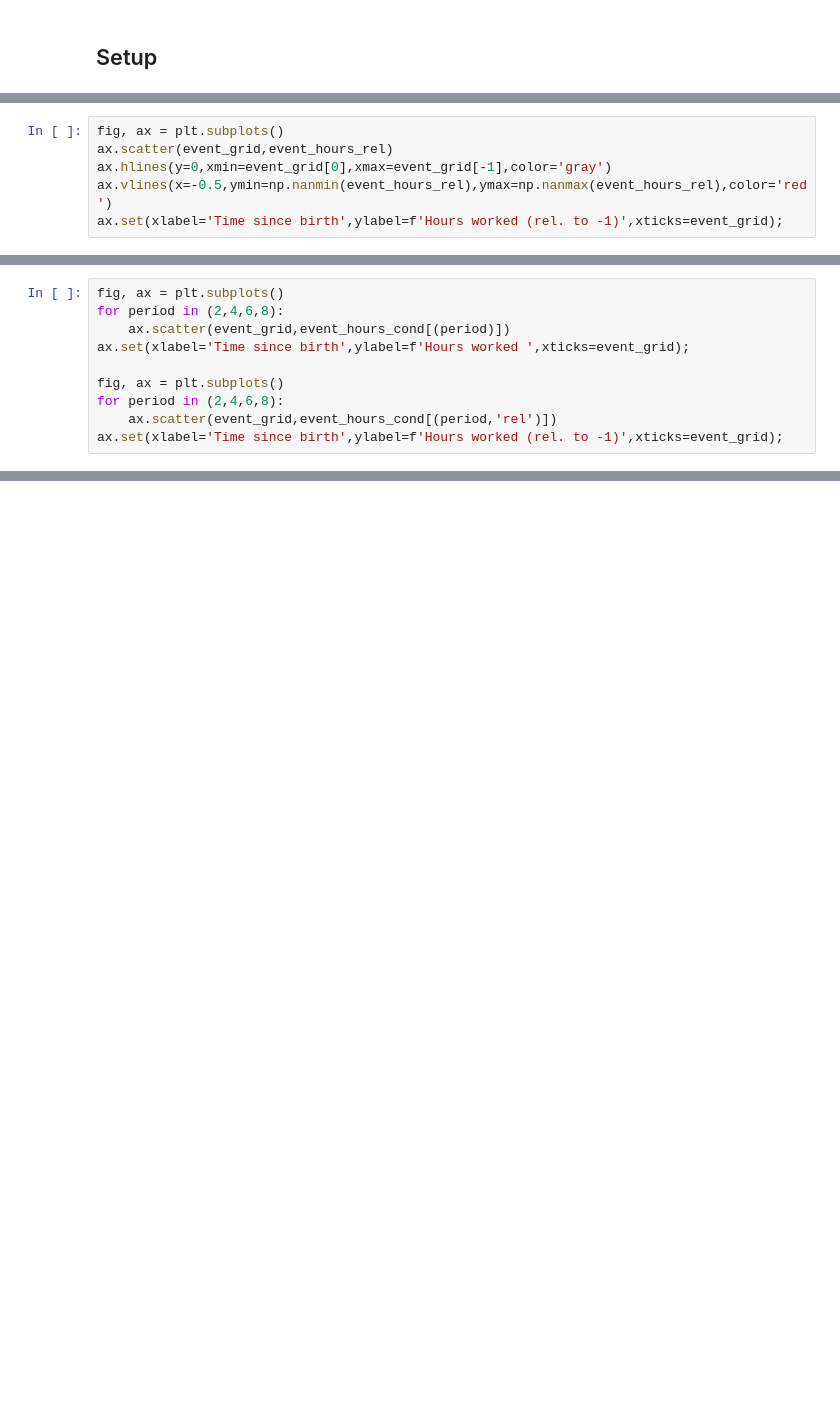
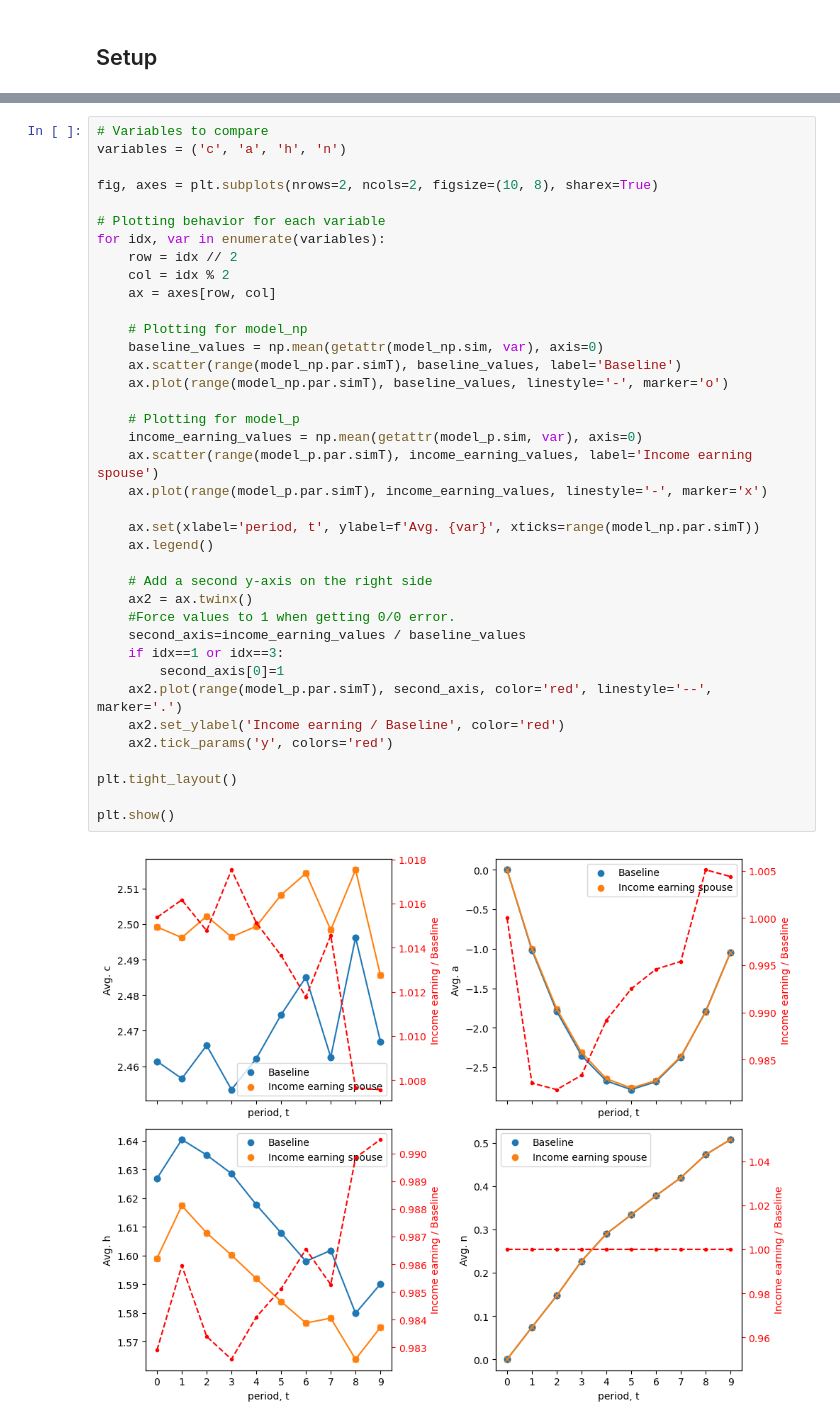
Before and after one commit to zbp778/HouseholdBehaviorCourse, a Jupyter notebook: Assignments/01/01. Dynamic Labor w Children.ipynb, the cells around one changed output, grey strips where cells are left out. Cells and saved outputs as stored; diff of their text form; blank space fills up the shorter version.

```diff
--- a/Assignments/01/01. Dynamic Labor w Children.ipynb
+++ b/Assignments/01/01. Dynamic Labor w Children.ipynb
@@ -238,6 +4,0 @@ model_np.par.beta_1=0.03
-# %%
-fig, ax = plt.subplots()
-ax.scatter(event_grid,event_hours_rel)
-ax.hlines(y=0,xmin=event_grid[0],xmax=event_grid[-1],color='gray')
-ax.vlines(x=-0.5,ymin=np.nanmin(event_hours_rel),ymax=np.nanmax(event_hours_rel),color='red')
-ax.set(xlabel='Time since birth',ylabel=f'Hours worked (rel. to -1)',xticks=event_grid);
@@ -263,10 +4,0 @@ for period in range(1,9):
-# %%
-fig, ax = plt.subplots()
-for period in (2,4,6,8):
-    ax.scatter(event_grid,event_hours_cond[(period)])
-ax.set(xlabel='Time since birth',ylabel=f'Hours worked ',xticks=event_grid);
-
-fig, ax = plt.subplots()
-for period in (2,4,6,8):
-    ax.scatter(event_grid,event_hours_cond[(period,'rel')])
-ax.set(xlabel='Time since birth',ylabel=f'Hours worked (rel. to -1)',xticks=event_grid);
@@ -310,0 +80,40 @@ Simulated elasticity, without partner: -0.223
+# %%
+# Variables to compare
+variables = ('c', 'a', 'h', 'n')
+
+fig, axes = plt.subplots(nrows=2, ncols=2, figsize=(10, 8), sharex=True)
+
+# Plotting behavior for each variable
+for idx, var in enumerate(variables):
+    row = idx // 2
+    col = idx % 2
+    ax = axes[row, col]
+
+    # Plotting for model_np
+    baseline_values = np.mean(getattr(model_np.sim, var), axis=0)
+    ax.scatter(range(model_np.par.simT), baseline_values, label='Baseline')
+    ax.plot(range(model_np.par.simT), baseline_values, linestyle='-', marker='o')
+
+    # Plotting for model_p
+    income_earning_values = np.mean(getattr(model_p.sim, var), axis=0)
+    ax.scatter(range(model_p.par.simT), income_earning_values, label='Income earning spouse')
+    ax.plot(range(model_p.par.simT), income_earning_values, linestyle='-', marker='x')
+
+    ax.set(xlabel='period, t', ylabel=f'Avg. {var}', xticks=range(model_np.par.simT))
+    ax.legend()
+
+    # Add a second y-axis on the right side
+    ax2 = ax.twinx()
+    #Force values to 1 when getting 0/0 error.
+    second_axis=income_earning_values / baseline_values
+    if idx==1 or idx==3:
+        second_axis[0]=1
+    ax2.plot(range(model_p.par.simT), second_axis, color='red', linestyle='--', marker='.')
+    ax2.set_ylabel('Income earning / Baseline', color='red')
+    ax2.tick_params('y', colors='red')
+
+plt.tight_layout()
+
+plt.show()
+# %% [output]
+[figure, added]
```
Also changed, not shown: parts of 46 cells of this notebook, 4 other files.
